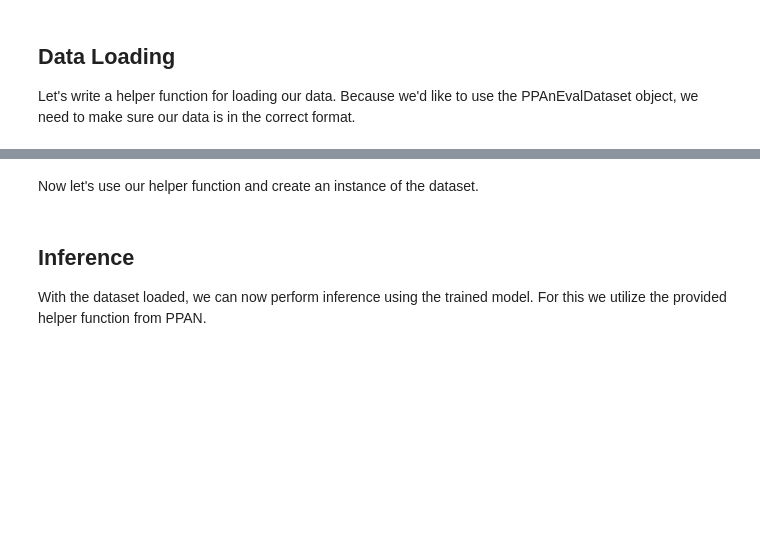
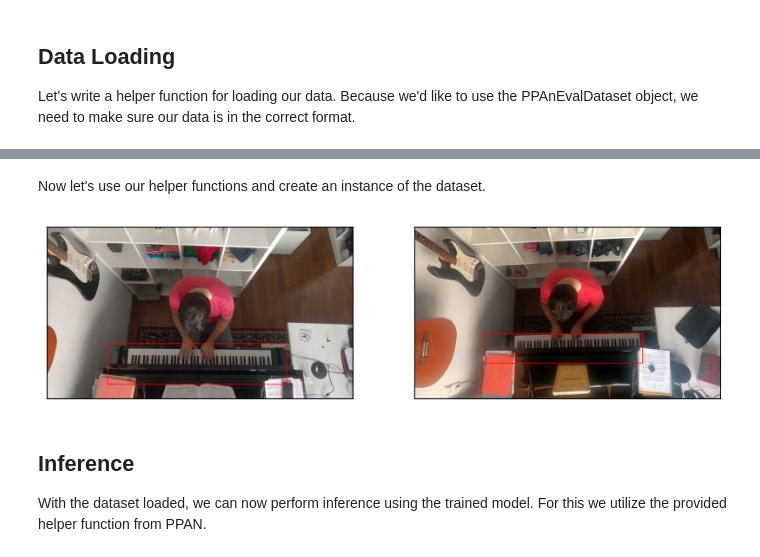
Before and after one commit to Chromeilion/ppan, a Jupyter notebook: examples/inference.ipynb, the cells around one changed output, grey strips where cells are left out. Drawn from its saved outputs; the diff is of its cells as text; code cells hidden in the pictures; blank space fills up the shorter version.

```diff
--- a/examples/inference.ipynb
+++ b/examples/inference.ipynb
@@ -54,11 +63,14 @@ midi_output_dir: Optional[PathLike] = None
 ## Pickle file to store model preds.
 cache_output_file: Optional[PathLike] = None
 ## Whether to recalculate the model preds even if the cache file exists.
-recalc_preds: Optional[bool] = None
+recalc_preds: Optional[bool] = True
+## Whether to calculate the bounding boxes and use them.
+calculate_bbs: Optional[bool] = True
 
 # Model settings
-model_checkpoint: PathLike = None
-batch_size: int = None
+ppan_model_checkpoint: PathLike = None
+yolo_model_checkpoint: PathLike = None
+batch_size: Optional[int] = None
 
 # Settings for model output post-processing
 threshold: Optional[float] = None
@@ -90,7 +129,7 @@ Let's write a helper function for loading our data.
 Because we'd like to use the PPAnEvalDataset object, we need to make sure
 our data is in the correct format.
 # %%
-def prepare_data(data_dir: PathLike, rotate: bool = False):
+def prepare_data(data_dir: PathLike, rotate: bool):
     """
     Simple sample loading script. Feel free to modify this for your
     needs.
@@ -99,7 +138,7 @@ def prepare_data(data_dir: PathLike, rotate: bool = False):
     ----------
     data_dir : PathLike
         Folder containing videos in a format supported by Nvidia DALI.
-    rotate : bool, optional
+    rotate : bool
 
     Returns
     -------
@@ -107,6 +146,7 @@ def prepare_data(data_dir: PathLike, rotate: bool = False):
         [midi_path, flac_path, video_path, bounding_box, whether to rotate 180, random_resize]
     """
     videos = os.listdir(data_dir)
+    videos = [os.path.join(data_dir, i) for i in videos]
     none = [None for _ in videos]
     rotate = [rotate for _ in videos]
     false = [False for _ in videos]
@@ -114,3 +200,3 @@ def prepare_data(data_dir: PathLike, rotate: bool = False):
 # %% [markdown]
-Now let's use our helper function and create an instance of the dataset.
+Now let's use our helper functions and create an instance of the dataset.
 # %%
@@ -129,3 +224,30 @@ dataset = PPAnEvalDataset(
+# %%
+def visualize_bbs(samples):
+    # Visualize up to 4 videos.
+    no_plots = min(len(samples), 4)
+    results = []
+    for idx, sample in enumerate(samples[:no_plots]):
+        stream = "video"
+        video = torchvision.io.VideoReader(sample[2], stream)
+        halfway = video.get_metadata()["video"]["duration"][0] / 2
+        frame = next(video.seek(halfway))['data'].detach()
+        bb = sample[3]
+        bb = torch.tensor([[bb[0], bb[2], bb[1], bb[3]]])
+        results.append(
+            draw_bounding_boxes(
+                frame,
+                boxes=bb,
+                width=4,
+                colors="red"
+            )
+        )
+    show(results)
+
+# Let's also visualize the new bounding boxes:
+if calculate_bbs:
+    visualize_bbs(samples=samples)
+# %% [output]
+[figure, added]
 # %% [markdown]
 ## Inference
 With the dataset loaded, we can now perform inference using the
```
Also changed, not shown: parts of 8 cells of this notebook, 3 other files.
